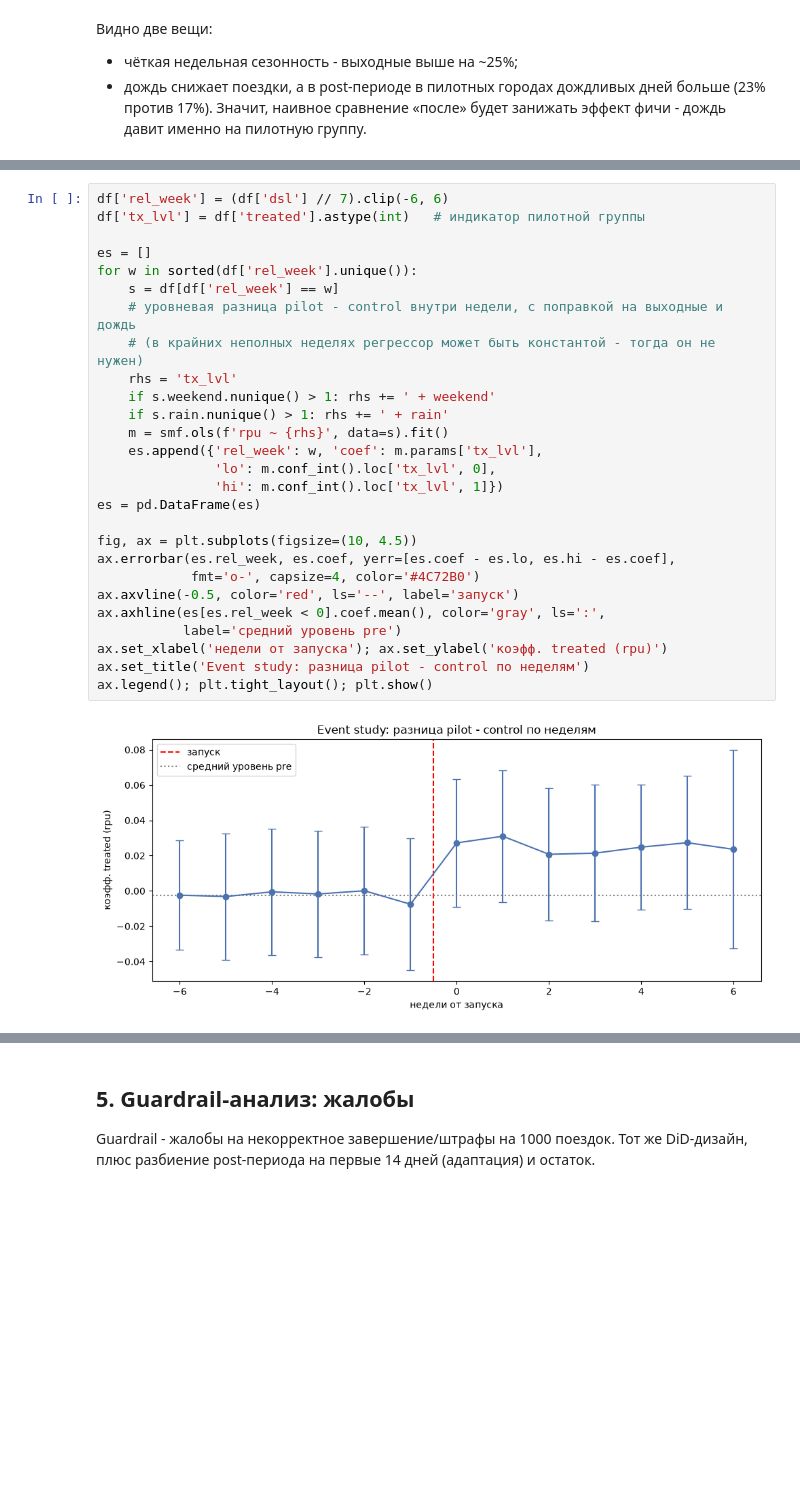
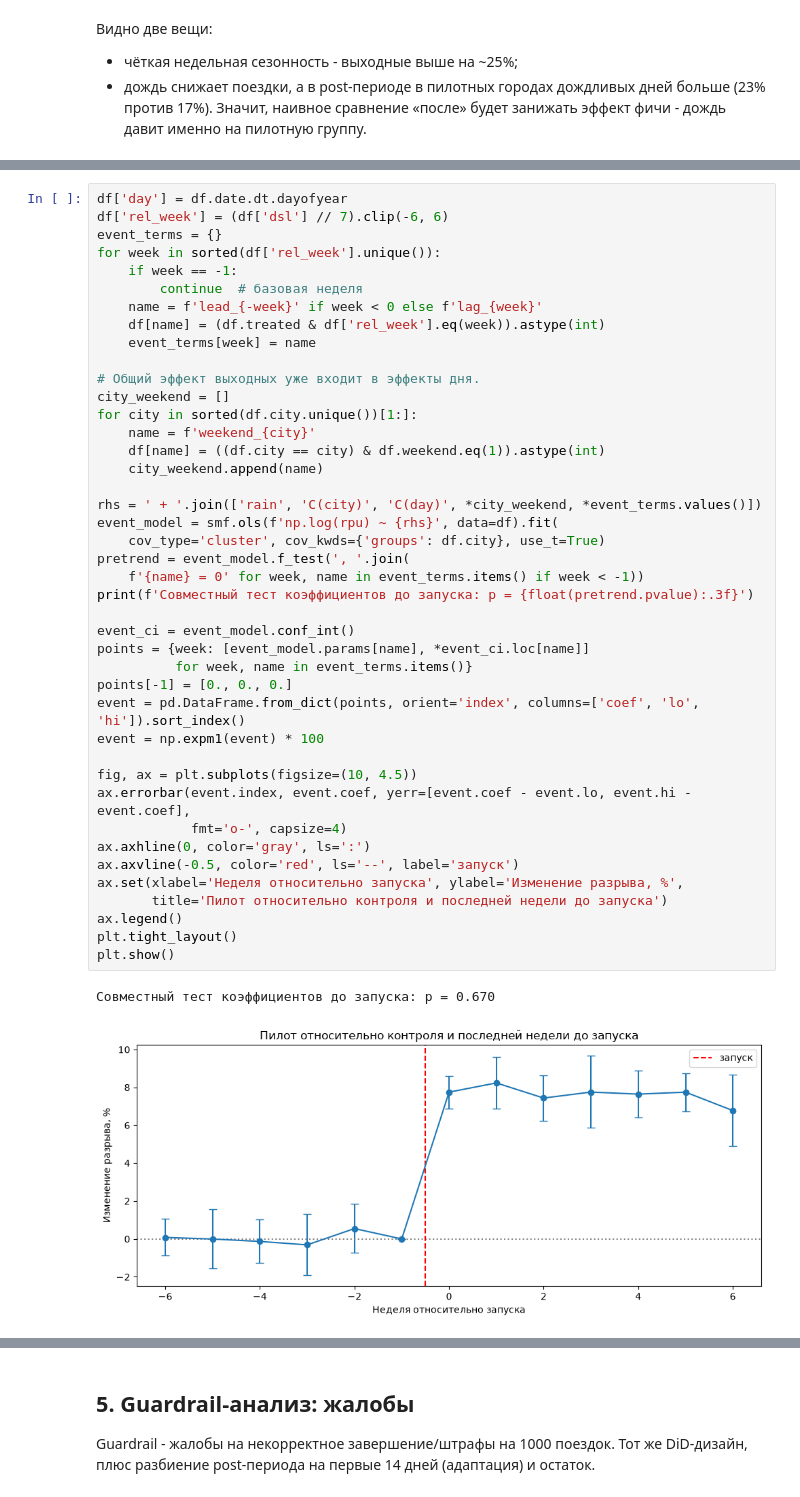
Before and after one commit to ops-00000000/ab-session, a Jupyter notebook: session_ab.ipynb, the cells around one changed output, grey strips where cells are left out. Drawn from its saved outputs; the diff is of its cells as text; blank space fills up the shorter version.

Commit message:
Исправить проверку предтрендов и вывод по пилоту

```diff
--- a/session_ab.ipynb
+++ b/session_ab.ipynb
@@ -207,30 +194,46 @@ Event-study: на каждой неделе относительно запус
 # %%
+df['day'] = df.date.dt.dayofyear
 df['rel_week'] = (df['dsl'] // 7).clip(-6, 6)
-df['tx_lvl'] = df['treated'].astype(int)   # индикатор пилотной группы
+event_terms = {}
+for week in sorted(df['rel_week'].unique()):
+    if week == -1:
+        continue  # базовая неделя
+    name = f'lead_{-week}' if week < 0 else f'lag_{week}'
+    df[name] = (df.treated & df['rel_week'].eq(week)).astype(int)
+    event_terms[week] = name
 
-es = []
-for w in sorted(df['rel_week'].unique()):
-    s = df[df['rel_week'] == w]
-    # уровневая разница pilot - control внутри недели, с поправкой на выходные и дождь
-    # (в крайних неполных неделях регрессор может быть константой - тогда он не нужен)
-    rhs = 'tx_lvl'
-    if s.weekend.nunique() > 1: rhs += ' + weekend'
-    if s.rain.nunique() > 1: rhs += ' + rain'
-    m = smf.ols(f'rpu ~ {rhs}', data=s).fit()
-    es.append({'rel_week': w, 'coef': m.params['tx_lvl'],
-               'lo': m.conf_int().loc['tx_lvl', 0],
-               'hi': m.conf_int().loc['tx_lvl', 1]})
-es = pd.DataFrame(es)
+# Общий эффект выходных уже входит в эффекты дня.
+city_weekend = []
+for city in sorted(df.city.unique())[1:]:
+    name = f'weekend_{city}'
+    df[name] = ((df.city == city) & df.weekend.eq(1)).astype(int)
+    city_weekend.append(name)
+
+rhs = ' + '.join(['rain', 'C(city)', 'C(day)', *city_weekend, *event_terms.values()])
+event_model = smf.ols(f'np.log(rpu) ~ {rhs}', data=df).fit(
+    cov_type='cluster', cov_kwds={'groups': df.city}, use_t=True)
+pretrend = event_model.f_test(', '.join(
+    f'{name} = 0' for week, name in event_terms.items() if week < -1))
+print(f'Совместный тест коэффициентов до запуска: p = {float(pretrend.pvalue):.3f}')
+
+event_ci = event_model.conf_int()
+points = {week: [event_model.params[name], *event_ci.loc[name]]
+          for week, name in event_terms.items()}
+points[-1] = [0., 0., 0.]
+event = pd.DataFrame.from_dict(points, orient='index', columns=['coef', 'lo', 'hi']).sort_index()
+event = np.expm1(event) * 100
 
 fig, ax = plt.subplots(figsize=(10, 4.5))
-ax.errorbar(es.rel_week, es.coef, yerr=[es.coef - es.lo, es.hi - es.coef],
-            fmt='o-', capsize=4, color='#4C72B0')
+ax.errorbar(event.index, event.coef, yerr=[event.coef - event.lo, event.hi - event.coef],
+            fmt='o-', capsize=4)
+ax.axhline(0, color='gray', ls=':')
 ax.axvline(-0.5, color='red', ls='--', label='запуск')
-ax.axhline(es[es.rel_week < 0].coef.mean(), color='gray', ls=':',
-           label='средний уровень pre')
-ax.set_xlabel('недели от запуска'); ax.set_ylabel('коэфф. treated (rpu)')
-ax.set_title('Event study: разница pilot - control по неделям')
-ax.legend(); plt.tight_layout(); plt.show()
+ax.set(xlabel='Неделя относительно запуска', ylabel='Изменение разрыва, %',
+       title='Пилот относительно контроля и последней недели до запуска')
+ax.legend()
+plt.tight_layout()
+plt.show()
 # %% [output]
+Совместный тест коэффициентов до запуска: p = 0.670
-[figure, old version]
+[figure, new version]
 # %% [markdown]
```
Also changed, not shown: parts of 21 cells of this notebook.
